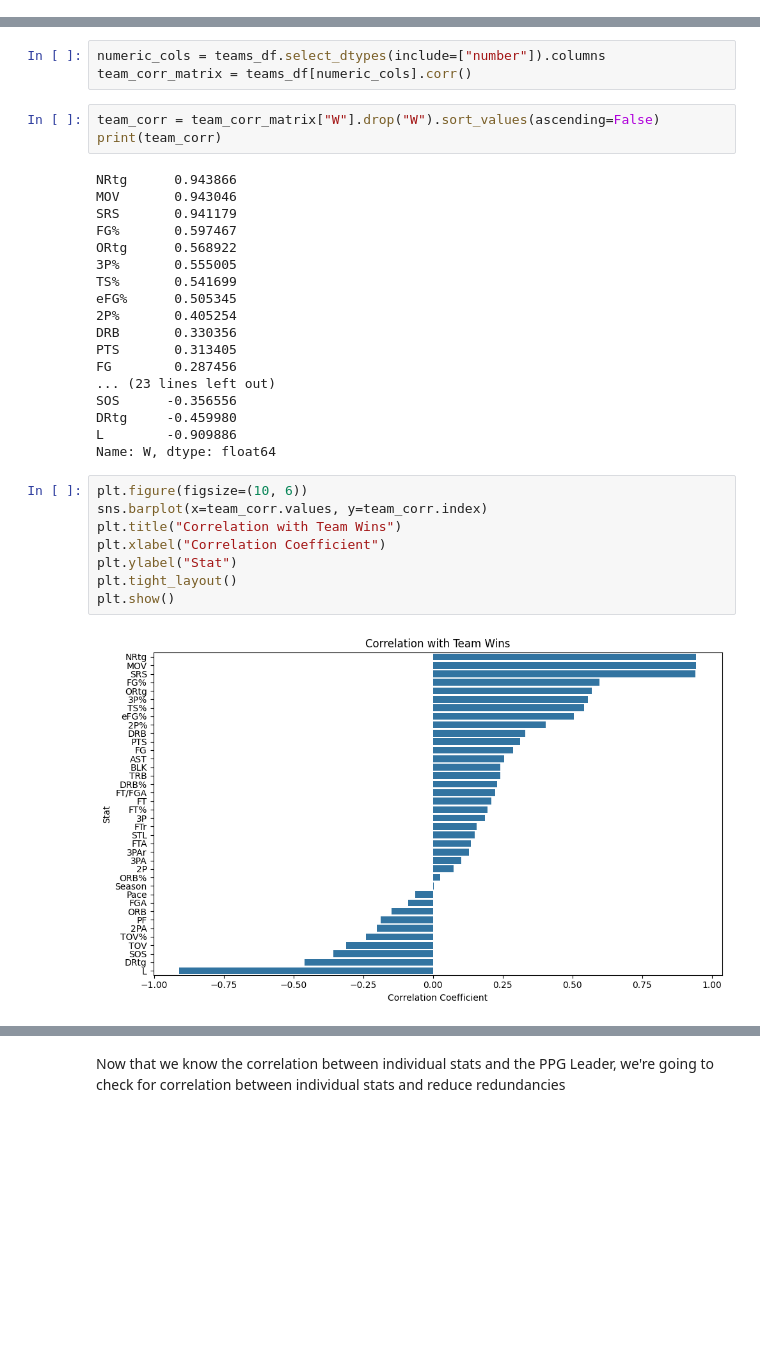
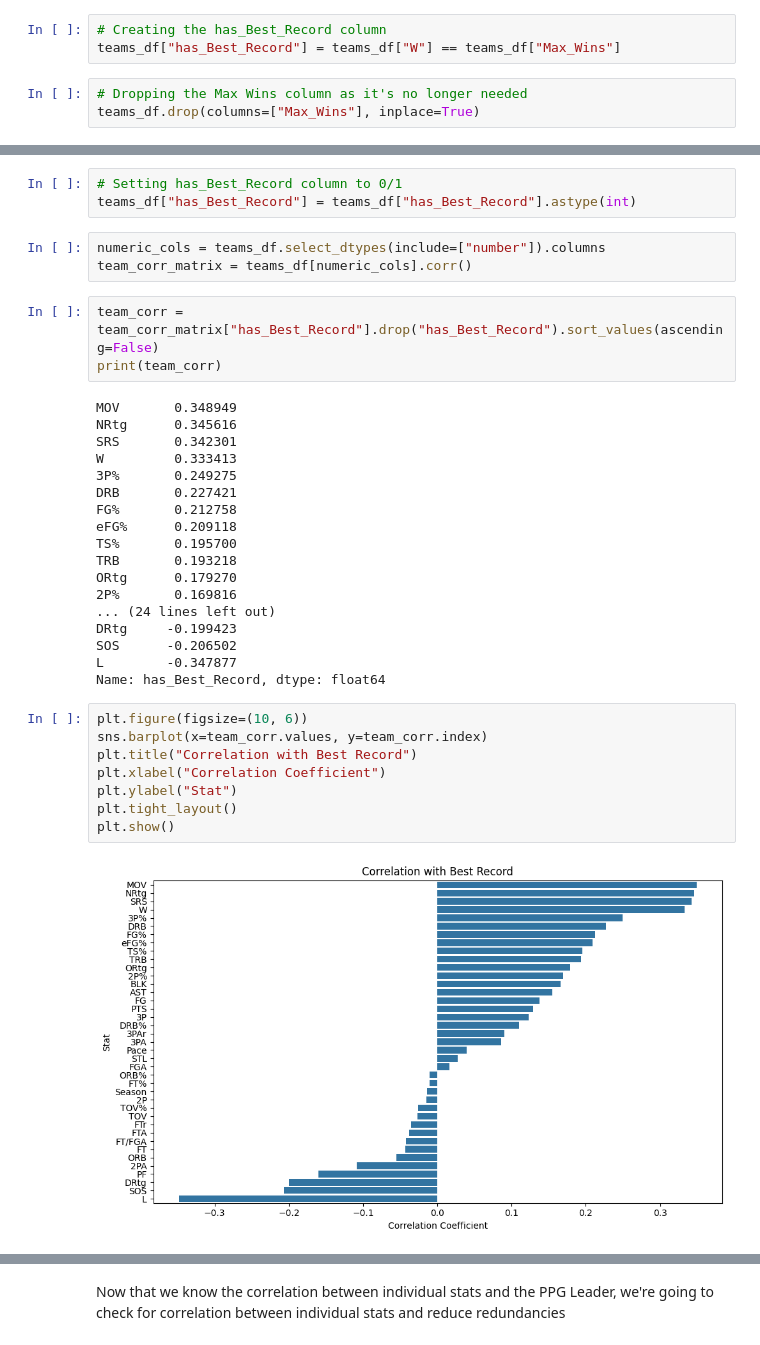
Before and after one commit to AutomationKay/General-Projects, a Jupyter notebook: nba_awards_predictions/src/preprocessing/06_eda_team.ipynb, the cells around one changed output, grey strips where cells are left out. Cells and saved outputs as stored; diff of their text form; blank space fills up the shorter version.

```diff
--- a/nba_awards_predictions/src/preprocessing/06_eda_team.ipynb
+++ b/nba_awards_predictions/src/preprocessing/06_eda_team.ipynb
@@ -30,0 +36,6 @@ teams_df.head(5)
+# %%
+# Creating the has_Best_Record column
+teams_df["has_Best_Record"] = teams_df["W"] == teams_df["Max_Wins"]
+# %%
+# Dropping the Max Wins column as it's no longer needed
+teams_df.drop(columns=["Max_Wins"], inplace=True)
@@ -31,35 +65,38 @@ teams_df.head(5)
+# %%
+# Setting has_Best_Record column to 0/1
+teams_df["has_Best_Record"] = teams_df["has_Best_Record"].astype(int)
 # %%
 numeric_cols = teams_df.select_dtypes(include=["number"]).columns
 team_corr_matrix = teams_df[numeric_cols].corr()
 # %%
-team_corr = team_corr_matrix["W"].drop("W").sort_values(ascending=False)
+team_corr = team_corr_matrix["has_Best_Record"].drop("has_Best_Record").sort_values(ascending=False)
 print(team_corr)
 # %% [output]
-NRtg      0.943866
-MOV       0.943046
-SRS       0.941179
-FG%       0.597467
-ORtg      0.568922
-3P%       0.555005
-TS%       0.541699
-eFG%      0.505345
-2P%       0.405254
-DRB       0.330356
-PTS       0.313405
-FG        0.287456
-... (23 lines left out)
-SOS      -0.356556
-DRtg     -0.459980
-L        -0.909886
-Name: W, dtype: float64
+MOV       0.348949
+NRtg      0.345616
+SRS       0.342301
+W         0.333413
+3P%       0.249275
+DRB       0.227421
+FG%       0.212758
+eFG%      0.209118
+TS%       0.195700
+TRB       0.193218
+ORtg      0.179270
+2P%       0.169816
+... (24 lines left out)
+DRtg     -0.199423
+SOS      -0.206502
+L        -0.347877
+Name: has_Best_Record, dtype: float64
 # %%
 plt.figure(figsize=(10, 6))
 sns.barplot(x=team_corr.values, y=team_corr.index)
-plt.title("Correlation with Team Wins")
+plt.title("Correlation with Best Record")
 plt.xlabel("Correlation Coefficient")
 plt.ylabel("Stat")
 plt.tight_layout()
 plt.show()
 # %% [output]
-[figure, old version]
+[figure, new version]
 # %% [markdown]
```
Also changed, not shown: parts of 21 cells of this notebook, 4 other files.
